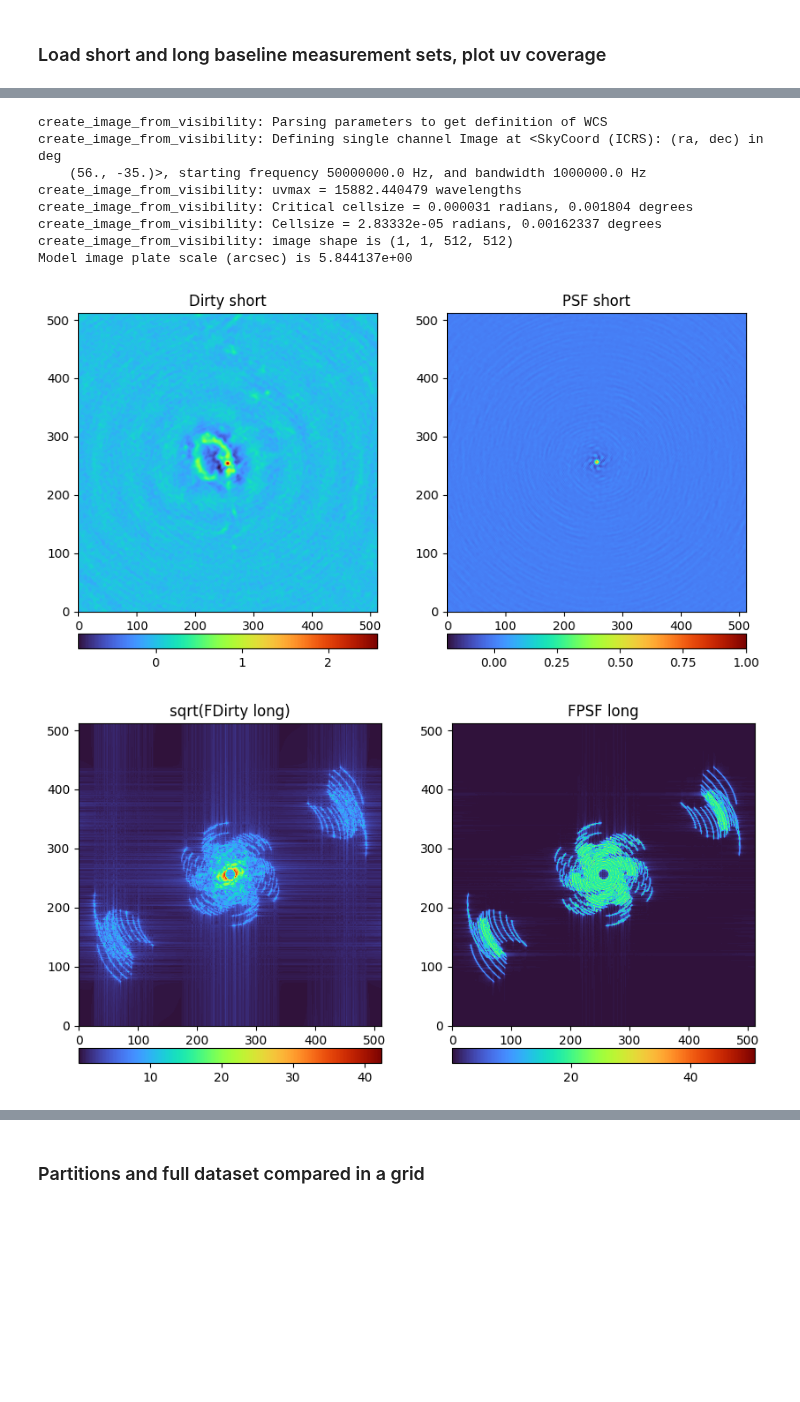
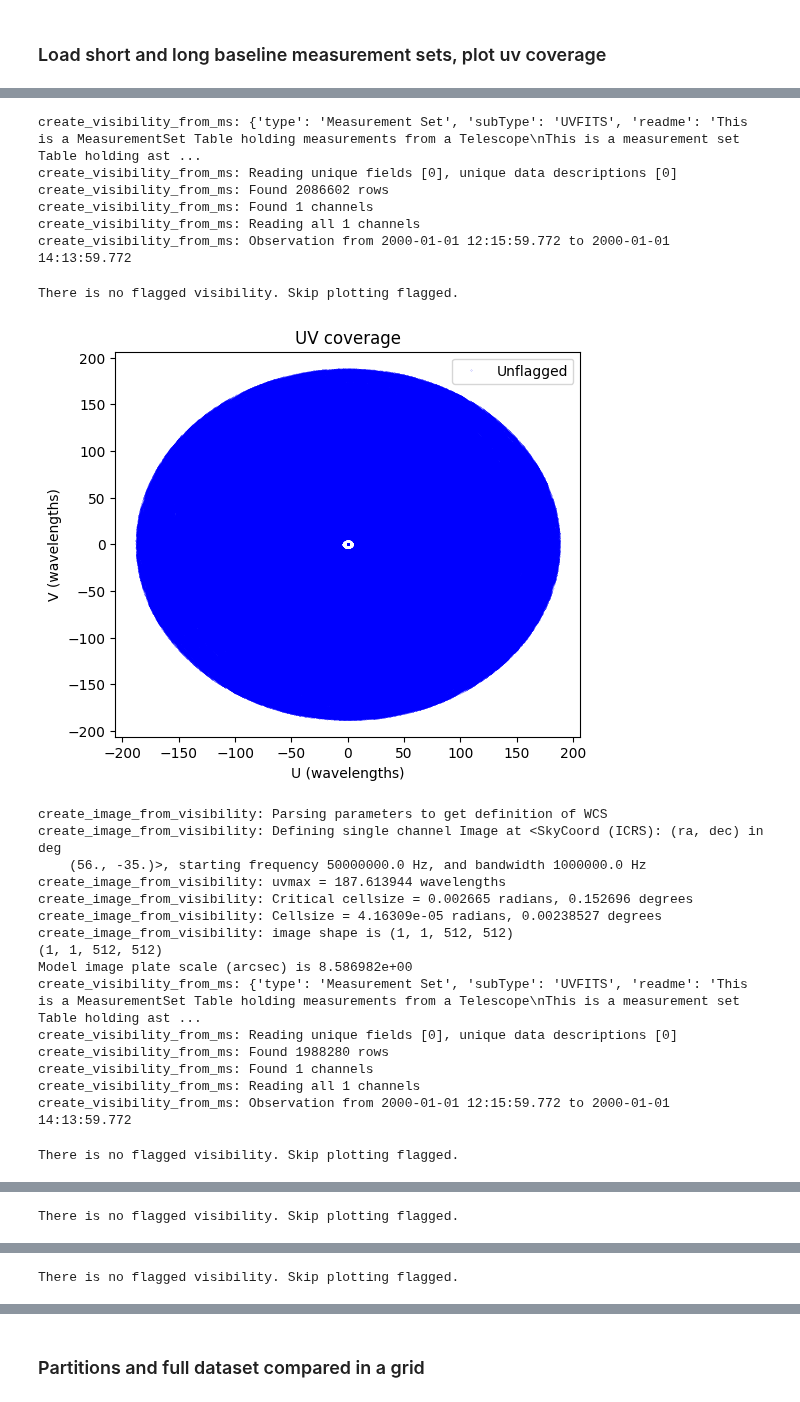
Before and after one commit to simon-prunet/radio-imaging, a Jupyter notebook: notebooks_and_pyscripts/dirty.ipynb, the cells around one changed output, grey strips where cells are left out. Cells and saved outputs as stored; diff of their text form; code cells hidden in the pictures; blank space fills up the shorter version.

```diff
--- a/notebooks_and_pyscripts/dirty.ipynb
+++ b/notebooks_and_pyscripts/dirty.ipynb
@@ -218,18 +181,60 @@ Model image plate scale (arcsec) is 5.844137e+00
-# %%
-dirty_long, psf_long = dirty_psf_from_visibilities(vl,cell_size,npix=512,weighting="uniform")
-helpers.plotNImages([dirty_long.pixels.data[0,0,:,:], psf_long.pixels.data[0, 0,:,:]], ["Dirty short", "PSF short"], cmap=cmap)
-
-fdirty_long = numpy.abs(numpy.fft.fftshift(numpy.fft.fft2(numpy.fft.ifftshift(dirty_long.pixels.data[0,0,:,:]))))
-fpsf_long = numpy.abs(numpy.fft.fftshift(numpy.fft.fft2(numpy.fft.ifftshift(psf_long.pixels.data[0,0,:,:]))))
-helpers.plotNImages([fdirty_long ** 0.5, fpsf_long], ["sqrt(FDirty long)", "FPSF long"], cmap="turbo")
-# %% [output]
-create_image_from_visibility: Parsing parameters to get definition of WCS
-create_image_from_visibility: Defining single channel Image at <SkyCoord (ICRS): (ra, dec) in deg
-    (56., -35.)>, starting frequency 50000000.0 Hz, and bandwidth 1000000.0 Hz
-create_image_from_visibility: uvmax = 15882.440479 wavelengths
-create_image_from_visibility: Critical cellsize = 0.000031 radians, 0.001804 degrees
-create_image_from_visibility: Cellsize = 2.83332e-05 radians, 0.00162337 degrees
-create_image_from_visibility: image shape is (1, 1, 512, 512)
-Model image plate scale (arcsec) is 5.844137e+00
-[figure, removed]
-[figure, removed]
+# %%
+matplotlib.rcParams['figure.figsize'] = [6, 5]
+
+from rascil.processing_components import create_visibility_from_ms
+
+psfs = []
+dirties = []
+fdirties = []
+
+for ell in ells:
+    curr_ms_file = output_name + str(ell) + ".ms"
+    [vis] = create_visibility_from_ms(curr_ms_file)
+
+    if vis.vis.size < 5e7:
+        plot_uvcoverage([vis])
+
+    curr_dirty, curr_psf = dirty_psf_from_visibilities(vis,cell_size,npix=num_pix,weighting="uniform")
+    fdirty = numpy.abs(numpy.fft.fftshift(numpy.fft.fft2(numpy.fft.ifftshift(curr_dirty.pixels.data[0,0,:,:]))))
+
+    psfs.append(curr_psf)
+    dirties.append(curr_dirty)
+    fdirties.append(fdirty)
+
+curr_ms_file = output_name + str(ells[-1]) + "plus.ms"
+[vis] = create_visibility_from_ms(curr_ms_file)
+
+if vis.vis.size < 5e7:
+    plot_uvcoverage([vis])
+
+curr_dirty, curr_psf = dirty_psf_from_visibilities(vis,cell_size,npix=num_pix,weighting="uniform")
+fdirty = numpy.abs(numpy.fft.fftshift(numpy.fft.fft2(numpy.fft.ifftshift(curr_dirty.pixels.data[0,0,:,:]))))
+
+psfs.append(curr_psf)
+dirties.append(curr_dirty)
+fdirties.append(fdirty)
+# %% [output]
+create_visibility_from_ms: {'type': 'Measurement Set', 'subType': 'UVFITS', 'readme': 'This is a MeasurementSet Table holding measurements from a Telescope\nThis is a measurement set Table holding ast ...
+create_visibility_from_ms: Reading unique fields [0], unique data descriptions [0]
+create_visibility_from_ms: Found 2086602 rows
+create_visibility_from_ms: Found 1 channels
+create_visibility_from_ms: Reading all 1 channels
+create_visibility_from_ms: Observation from 2000-01-01 12:15:59.772 to 2000-01-01 14:13:59.772
+There is no flagged visibility. Skip plotting flagged.
+[figure, added]
+create_image_from_visibility: Parsing parameters to get definition of WCS
+create_image_from_visibility: Defining single channel Image at <SkyCoord (ICRS): (ra, dec) in deg
+    (56., -35.)>, starting frequency 50000000.0 Hz, and bandwidth 1000000.0 Hz
+create_image_from_visibility: uvmax = 187.613944 wavelengths
+create_image_from_visibility: Critical cellsize = 0.002665 radians, 0.152696 degrees
+create_image_from_visibility: Cellsize = 4.16309e-05 radians, 0.00238527 degrees
+create_image_from_visibility: image shape is (1, 1, 512, 512)
+(1, 1, 512, 512)
+Model image plate scale (arcsec) is 8.586982e+00
+create_visibility_from_ms: {'type': 'Measurement Set', 'subType': 'UVFITS', 'readme': 'This is a MeasurementSet Table holding measurements from a Telescope\nThis is a measurement set Table holding ast ...
+create_visibility_from_ms: Reading unique fields [0], unique data descriptions [0]
+create_visibility_from_ms: Found 1988280 rows
+create_visibility_from_ms: Found 1 channels
+create_visibility_from_ms: Reading all 1 channels
+create_visibility_from_ms: Observation from 2000-01-01 12:15:59.772 to 2000-01-01 14:13:59.772
+There is no flagged visibility. Skip plotting flagged.
@@ -235,0 +257 @@ Model image plate scale (arcsec) is 5.844137e+00
+There is no flagged visibility. Skip plotting flagged.
@@ -235,0 +274 @@ Model image plate scale (arcsec) is 5.844137e+00
+There is no flagged visibility. Skip plotting flagged.
```
Also changed, not shown: parts of 14 cells of this notebook, 1 other file.
